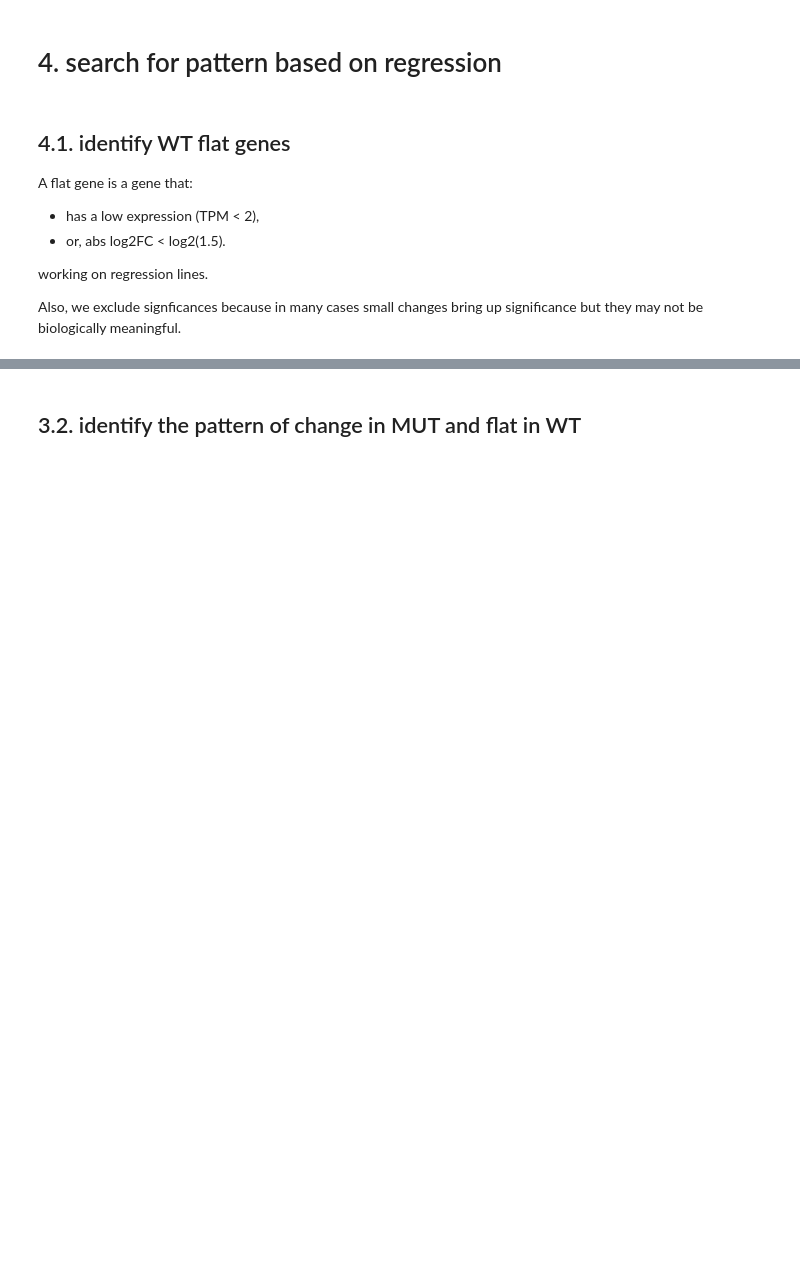
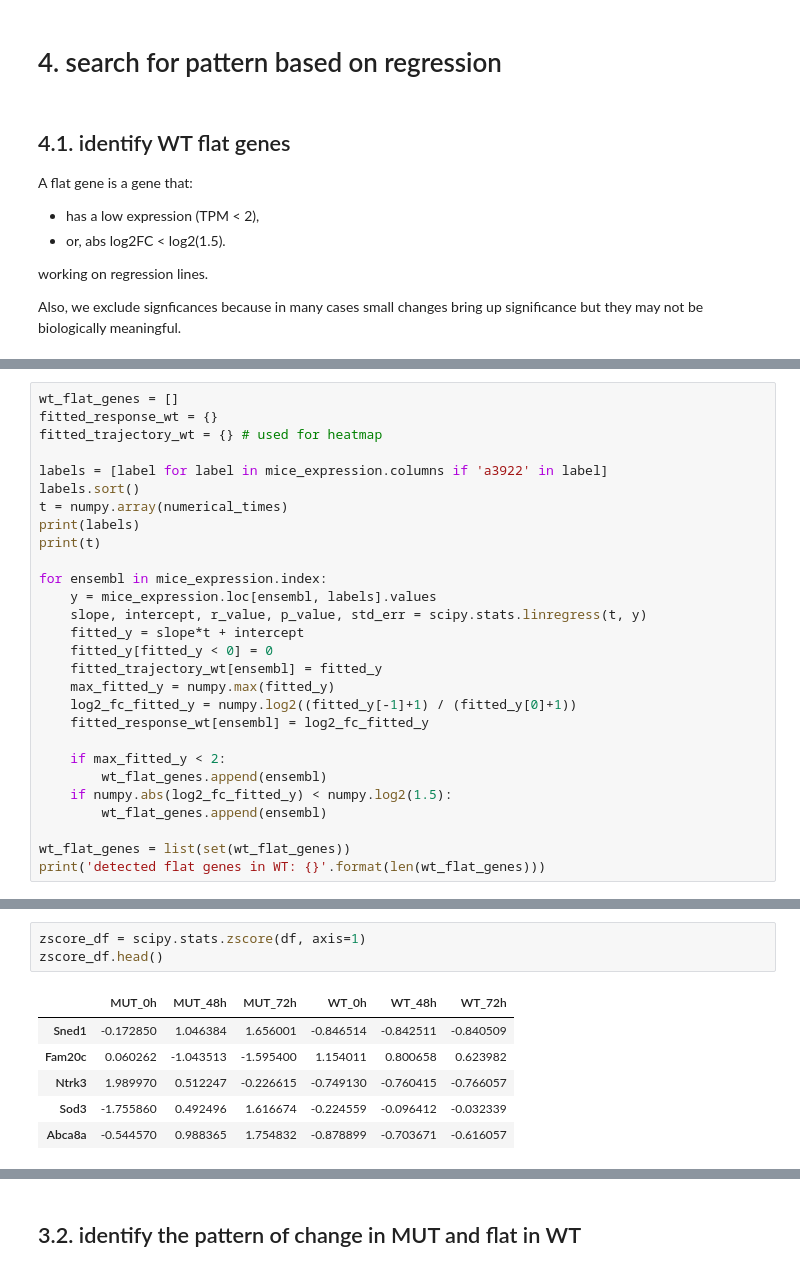
Before and after one commit to adelomana/reynisfjara, a Jupyter notebook: 05_differential_expression/reproduce_with_sleuth/LRT_differential_regression.ipynb, the cells around one changed output, grey strips where cells are left out. Saved outputs shown, nothing was run; the diff lists cells and outputs as text; blank space fills up the shorter version.

```diff
--- a/05_differential_expression/reproduce_with_sleuth/LRT_differential_regression.ipynb
+++ b/05_differential_expression/reproduce_with_sleuth/LRT_differential_regression.ipynb
@@ -463,0 +138,28 @@ this is the end
+# %%
+wt_flat_genes = []
+fitted_response_wt = {}
+fitted_trajectory_wt = {} # used for heatmap
+
+labels = [label for label in mice_expression.columns if 'a3922' in label]
+labels.sort()
+t = numpy.array(numerical_times)
+print(labels)
+print(t)
+
+for ensembl in mice_expression.index:
+    y = mice_expression.loc[ensembl, labels].values
+    slope, intercept, r_value, p_value, std_err = scipy.stats.linregress(t, y)
+    fitted_y = slope*t + intercept
+    fitted_y[fitted_y < 0] = 0
+    fitted_trajectory_wt[ensembl] = fitted_y
+    max_fitted_y = numpy.max(fitted_y)
+    log2_fc_fitted_y = numpy.log2((fitted_y[-1]+1) / (fitted_y[0]+1))
+    fitted_response_wt[ensembl] = log2_fc_fitted_y
+
+    if max_fitted_y < 2:
+        wt_flat_genes.append(ensembl)
+    if numpy.abs(log2_fc_fitted_y) < numpy.log2(1.5):
+        wt_flat_genes.append(ensembl)
+
+wt_flat_genes = list(set(wt_flat_genes))
+print('detected flat genes in WT: {}'.format(len(wt_flat_genes)))
@@ -463,0 +456,10 @@ this is the end
+# %%
+zscore_df = scipy.stats.zscore(df, axis=1)
+zscore_df.head()
+# %% [output]
+|  | MUT_0h | MUT_48h | MUT_72h | WT_0h | WT_48h | WT_72h |
+| Sned1 | -0.172850 | 1.046384 | 1.656001 | -0.846514 | -0.842511 | -0.840509 |
+| Fam20c | 0.060262 | -1.043513 | -1.595400 | 1.154011 | 0.800658 | 0.623982 |
+| Ntrk3 | 1.989970 | 0.512247 | -0.226615 | -0.749130 | -0.760415 | -0.766057 |
+| Sod3 | -1.755860 | 0.492496 | 1.616674 | -0.224559 | -0.096412 | -0.032339 |
+| Abca8a | -0.544570 | 0.988365 | 1.754832 | -0.878899 | -0.703671 | -0.616057 |
```
Also changed, not shown: parts of 52 cells of this notebook.
